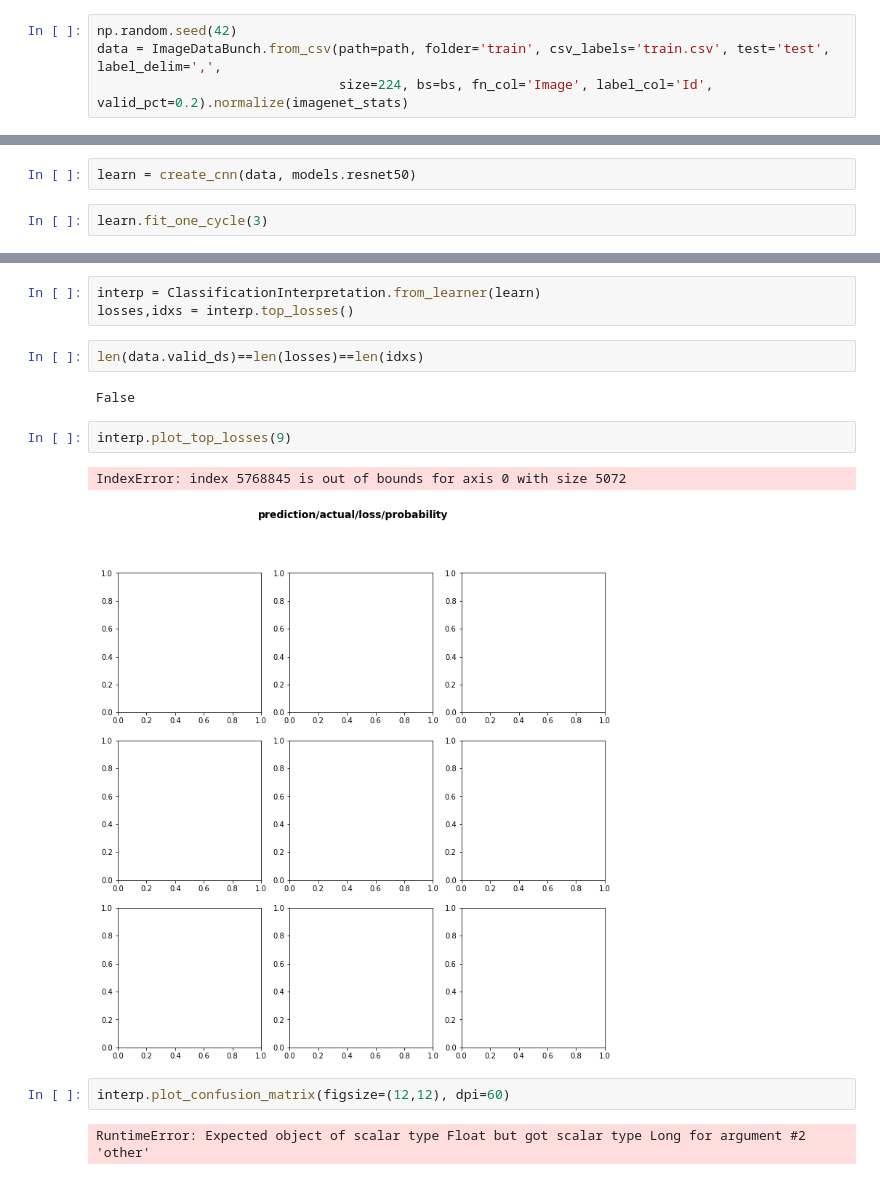
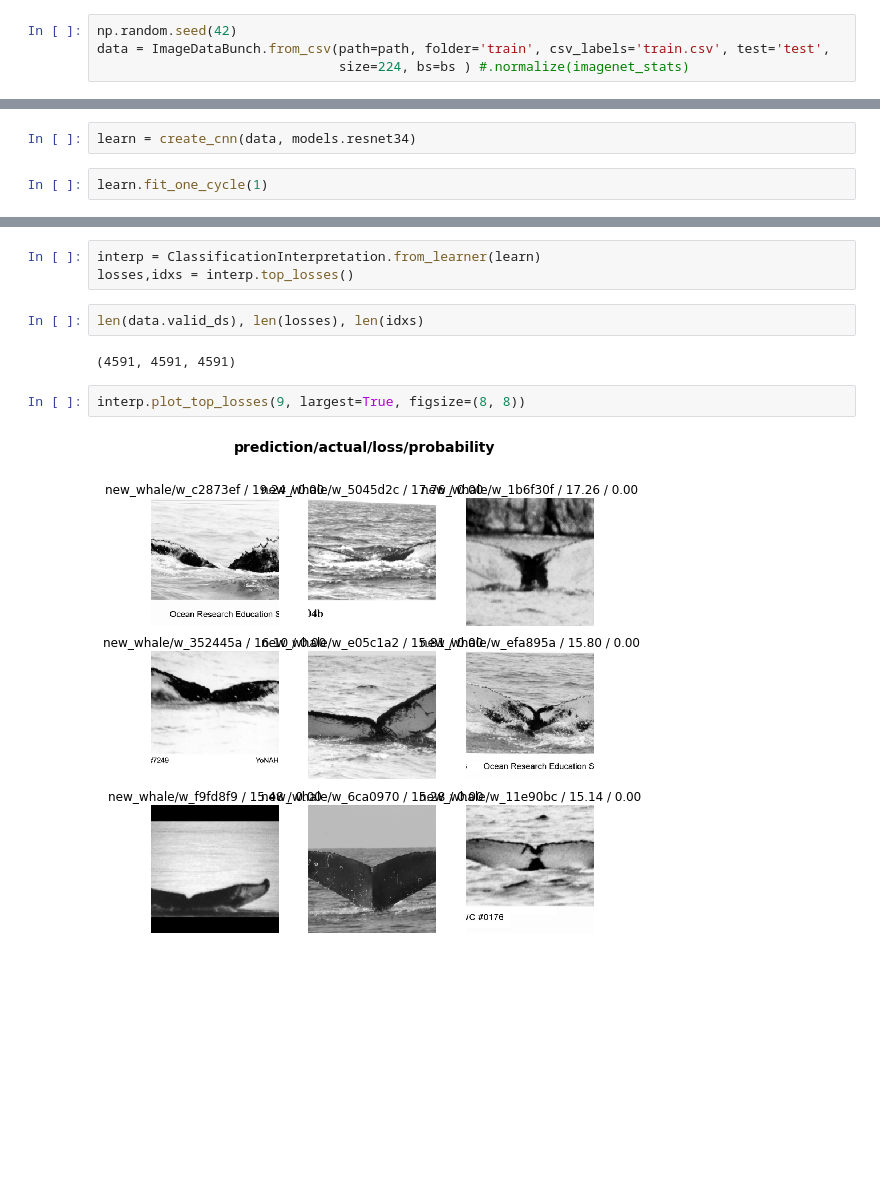
Before and after one commit to sq5rix/humpback, a Jupyter notebook: moby.ipynb, the cells around one changed output, grey strips where cells are left out. Drawn from its saved outputs; the diff is of its cells as text; blank space fills up the shorter version.

Commit message:
DataBunch warning removes a 1000 of imgaes - B&W?

```diff
--- a/moby.ipynb
+++ b/moby.ipynb
@@ -52,4 +76,4 @@ ls: write error: Broken pipe
 # %%
 np.random.seed(42)
-data = ImageDataBunch.from_csv(path=path, folder='train', csv_labels='train.csv', test='test', label_delim=',',
-                               size=224, bs=bs, fn_col='Image', label_col='Id', valid_pct=0.2).normalize(imagenet_stats)
+data = ImageDataBunch.from_csv(path=path, folder='train', csv_labels='train.csv', test='test',
+                               size=224, bs=bs ) #.normalize(imagenet_stats)
@@ -68,5 +96,5 @@ data.c, len(data.train_ds), len(data.valid_ds)
 # %%
-learn = create_cnn(data, models.resnet50)
+learn = create_cnn(data, models.resnet34)
 # %%
-learn.fit_one_cycle(3)
+learn.fit_one_cycle(1)
 # %% [output]
@@ -83,15 +109,10 @@ learn.save('stage-1')
 interp = ClassificationInterpretation.from_learner(learn)
 losses,idxs = interp.top_losses()
 # %%
-len(data.valid_ds)==len(losses)==len(idxs)
+len(data.valid_ds), len(losses), len(idxs)
 # %% [output]
-False
+(4591, 4591, 4591)
 # %%
-interp.plot_top_losses(9)
+interp.plot_top_losses(9, largest=True, figsize=(8, 8))
 # %% [output]
-IndexError: index 5768845 is out of bounds for axis 0 with size 5072
-[figure, old version]
+[figure, new version]
-# %%
-interp.plot_confusion_matrix(figsize=(12,12), dpi=60)
-# %% [output]
-RuntimeError: Expected object of scalar type Float but got scalar type Long for argument #2 'other'
```
Also changed, not shown: parts of 9 cells of this notebook.
